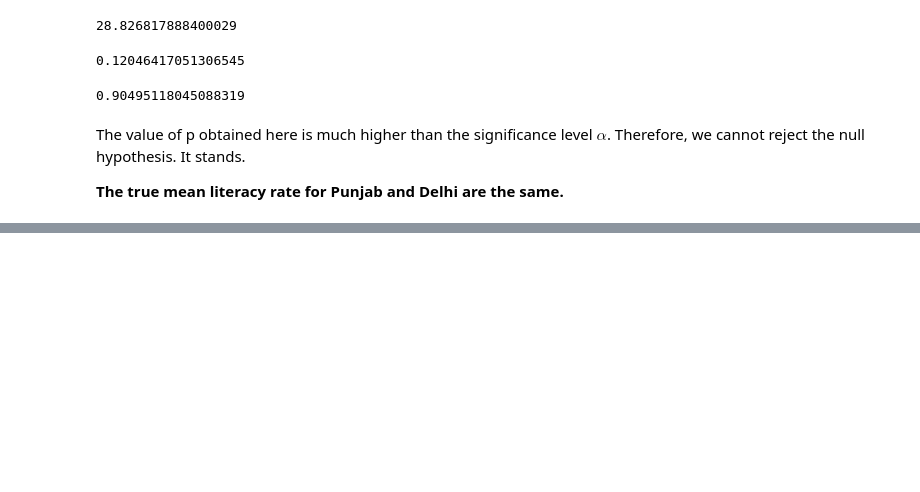
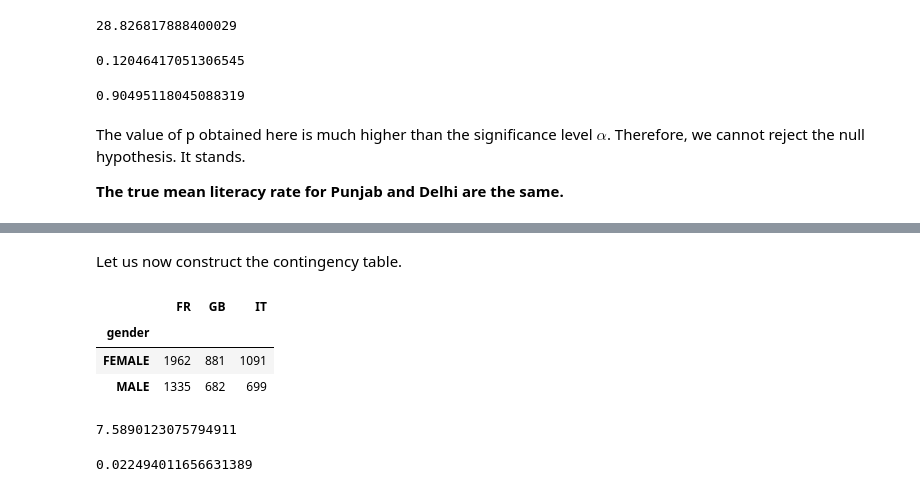
Before and after one commit to rounakbanik/inferential_stats_pycon, a Jupyter notebook: hypothesis.ipynb, the cells around one changed output, grey strips where cells are left out. Saved outputs shown, nothing was run; the diff lists cells and outputs as text; code cells hidden in the pictures; blank space fills up the shorter version.

```diff
--- a/hypothesis_one.ipynb
+++ b/hypothesis.ipynb
@@ -277,0 +342,12 @@ The value of p obtained here is much higher than the significance level $\alpha$
+# %% [markdown]
+Let us now construct the contingency table.
+# %%
+observed = df4.pivot_table('id', ['gender'], 'country_destination', aggfunc='count').reset_index()
+del observed.columns.name
+observed = observed.set_index('gender')
+observed
+# %% [output]
+|  | FR | GB | IT |
+| gender |  |  |  |
+| FEMALE | 1962 | 881 | 1091 |
+| MALE | 1335 | 682 | 699 |
@@ -277,0 +356,8 @@ The value of p obtained here is much higher than the significance level $\alpha$
+# %%
+chi2
+# %% [output]
+7.5890123075794911
+# %%
+p
+# %% [output]
+0.022494011656631389
```
Also changed, not shown: parts of 36 cells of this notebook.
